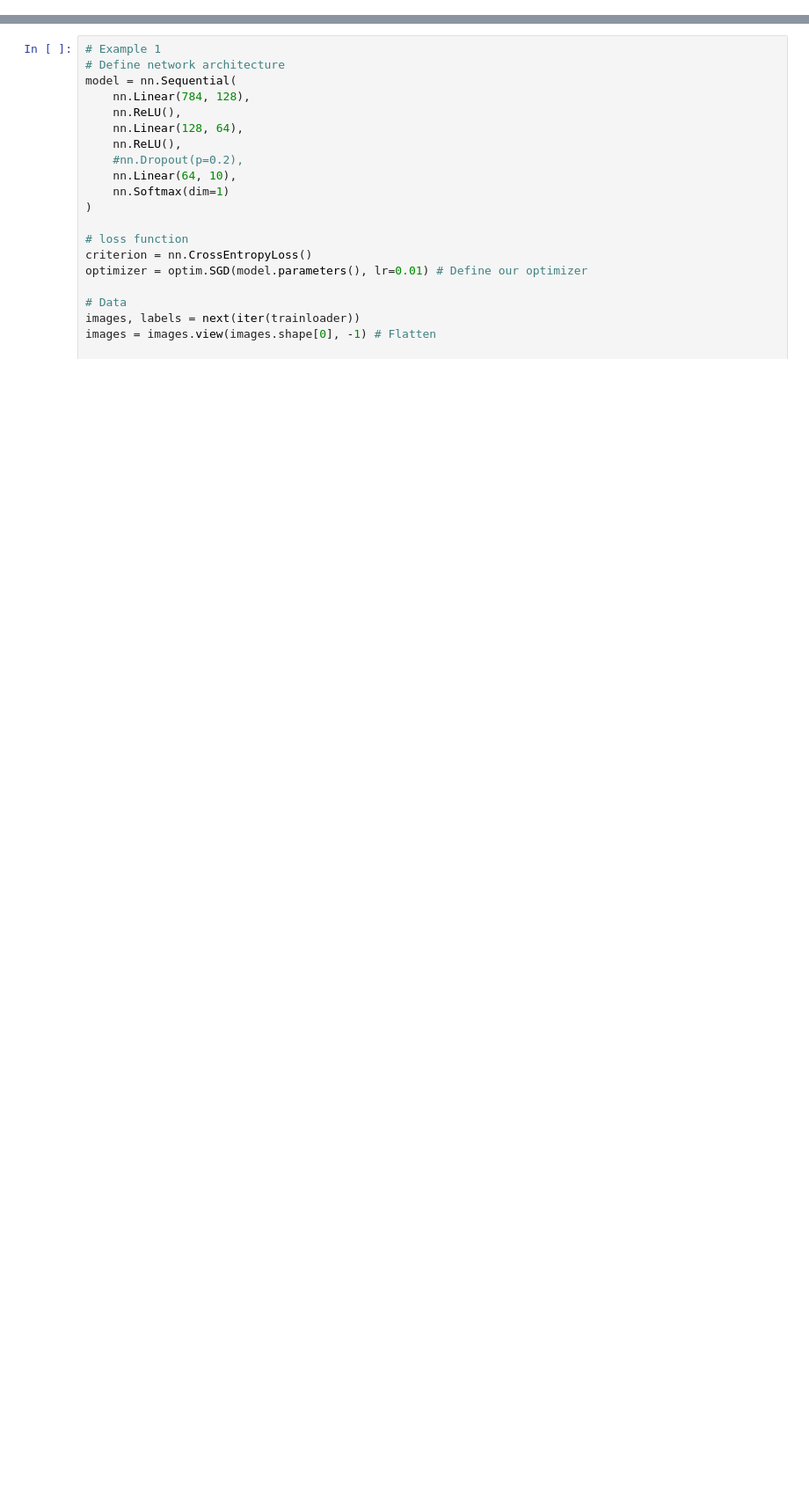
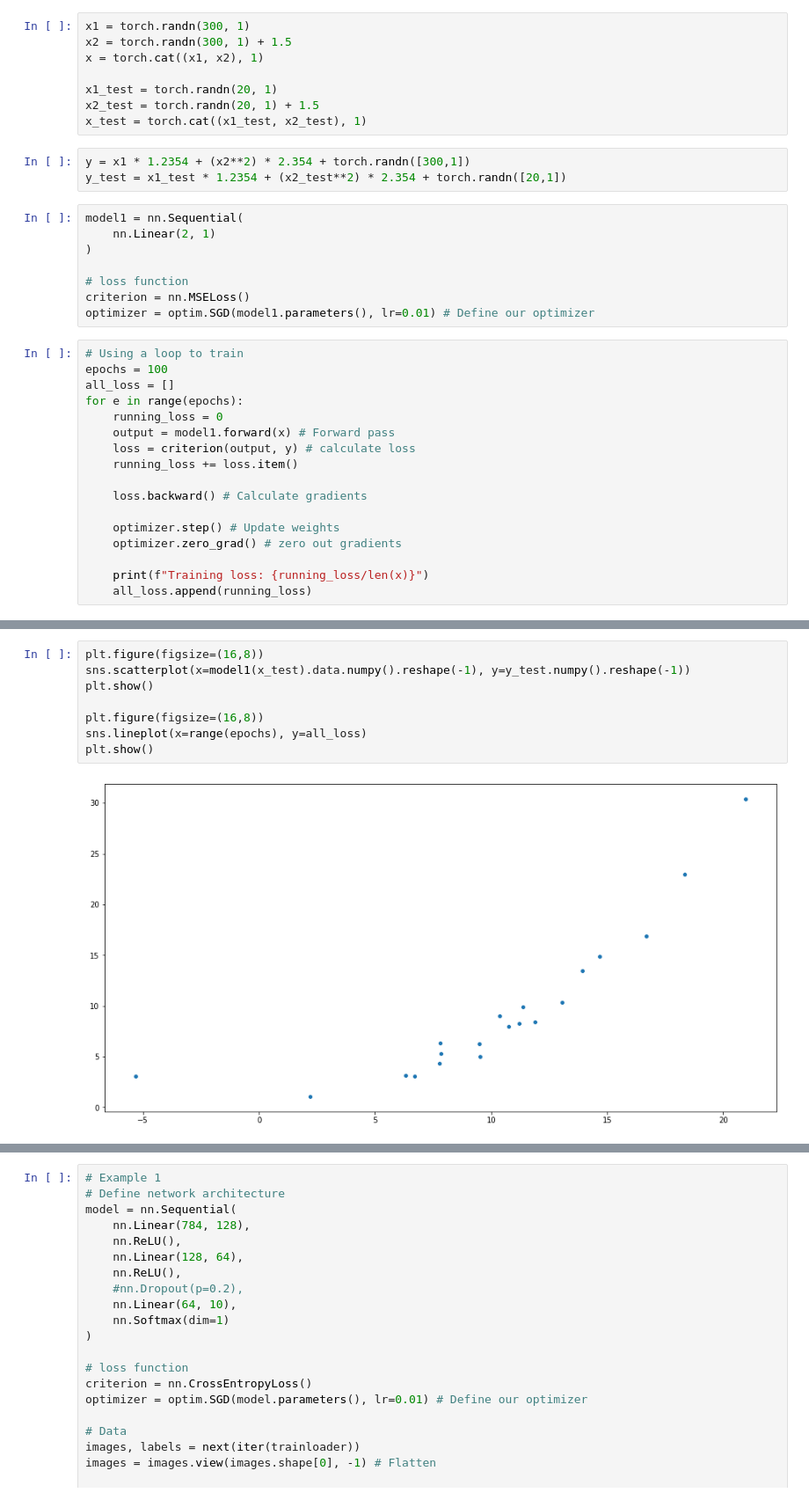
Before and after one commit to cjwbrandon/data-science, a Jupyter notebook: deep-learning/learning-pytorch/Trying out PyTorch.ipynb, the cells around one changed output, grey strips where cells are left out. Shown at 88% size. Drawn from its saved outputs; the diff is of its cells as text; blank space fills up the shorter version.

Commit message:
Simple NN using PyTorch

```diff
--- a/deep-learning/learning-pytorch/Trying out PyTorch.ipynb
+++ b/deep-learning/learning-pytorch/Trying out PyTorch.ipynb
@@ -8,0 +16,36 @@ from torchvision import datasets, transforms
+# %%
+x1 = torch.randn(300, 1)
+x2 = torch.randn(300, 1) + 1.5
+x = torch.cat((x1, x2), 1)
+
+x1_test = torch.randn(20, 1)
+x2_test = torch.randn(20, 1) + 1.5
+x_test = torch.cat((x1_test, x2_test), 1)
+# %%
+y = x1 * 1.2354 + (x2**2) * 2.354 + torch.randn([300,1])
+y_test = x1_test * 1.2354 + (x2_test**2) * 2.354 + torch.randn([20,1])
+# %%
+model1 = nn.Sequential(
+    nn.Linear(2, 1)
+)
+
+# loss function
+criterion = nn.MSELoss()
+optimizer = optim.SGD(model1.parameters(), lr=0.01) # Define our optimizer
+# %%
+# Using a loop to train
+epochs = 100
+all_loss = []
+for e in range(epochs):
+    running_loss = 0
+    output = model1.forward(x) # Forward pass
+    loss = criterion(output, y) # calculate loss
+    running_loss += loss.item()
+
+    loss.backward() # Calculate gradients
+
+    optimizer.step() # Update weights
+    optimizer.zero_grad() # zero out gradients
+
+    print(f"Training loss: {running_loss/len(x)}")
+    all_loss.append(running_loss)
@@ -8,0 +116,10 @@ from torchvision import datasets, transforms
+# %%
+plt.figure(figsize=(16,8))
+sns.scatterplot(x=model1(x_test).data.numpy().reshape(-1), y=y_test.numpy().reshape(-1))
+plt.show()
+
+plt.figure(figsize=(16,8))
+sns.lineplot(x=range(epochs), y=all_loss)
+plt.show()
+# %% [output]
+[figure, added]
```
Also changed, not shown: parts of 21 cells of this notebook.
